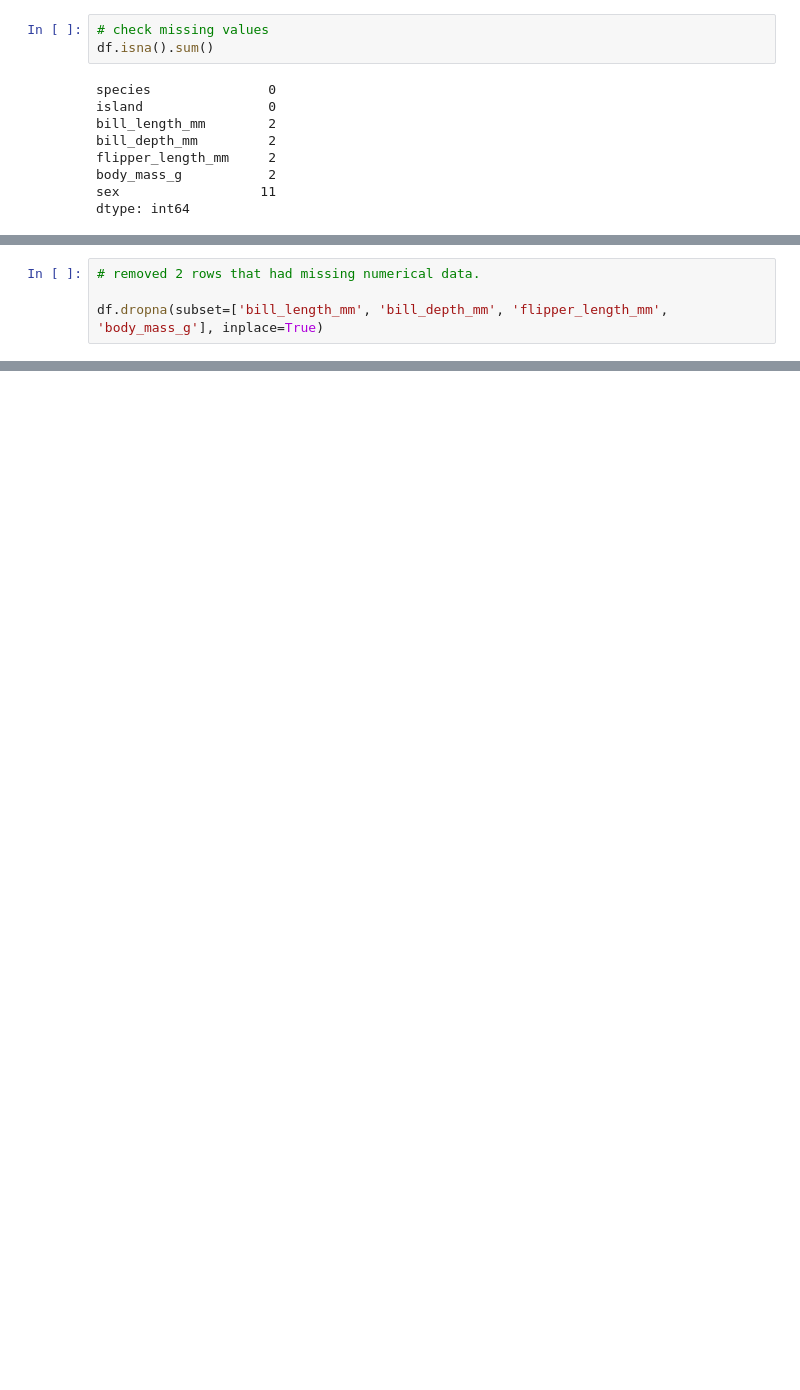
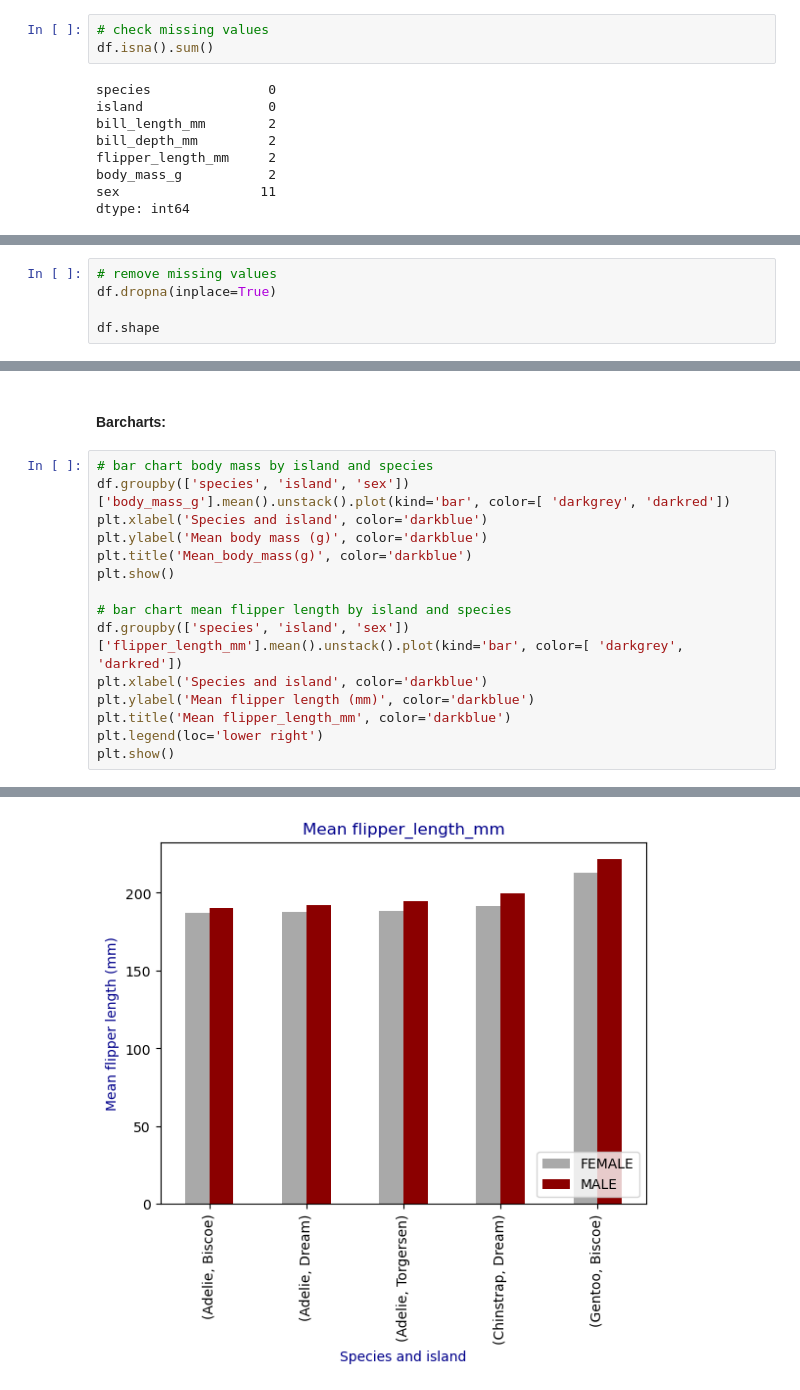
Before and after one commit to L-g00438909/my_work, a Jupyter notebook: penguins.ipynb, the cells around one changed output, grey strips where cells are left out. Cells and saved outputs as stored; diff of their text form; blank space fills up the shorter version.

```diff
--- a/penguins.ipynb
+++ b/penguins.ipynb
@@ -115,4 +110,0 @@ Index(['species', 'island', 'bill_length_mm', 'bill_depth_mm',
-# %%
-# removed 2 rows that had missing numerical data.
-
-df.dropna(subset=['bill_length_mm', 'bill_depth_mm', 'flipper_length_mm', 'body_mass_g'], inplace=True)
@@ -363,0 +161,5 @@ plt.show()
+# %%
+# remove missing values
+df.dropna(inplace=True)
+
+df.shape
@@ -363,0 +244,18 @@ plt.show()
+# %% [markdown]
+#### Barcharts:
+# %%
+# bar chart body mass by island and species
+df.groupby(['species', 'island', 'sex'])['body_mass_g'].mean().unstack().plot(kind='bar', color=[ 'darkgrey', 'darkred'])
+plt.xlabel('Species and island', color='darkblue')
+plt.ylabel('Mean body mass (g)', color='darkblue')
+plt.title('Mean_body_mass(g)', color='darkblue')
+plt.show()
+
+# bar chart mean flipper length by island and species
+df.groupby(['species', 'island', 'sex'])['flipper_length_mm'].mean().unstack().plot(kind='bar', color=[ 'darkgrey', 'darkred'])
+plt.xlabel('Species and island', color='darkblue')
+plt.ylabel('Mean flipper length (mm)', color='darkblue')
+plt.title('Mean flipper_length_mm', color='darkblue')
+plt.legend(loc='lower right')
+plt.show()
+# %% [output]
@@ -363,0 +263 @@ plt.show()
+[figure, added]
```
Also changed, not shown: parts of 94 cells of this notebook, 12 other files.
